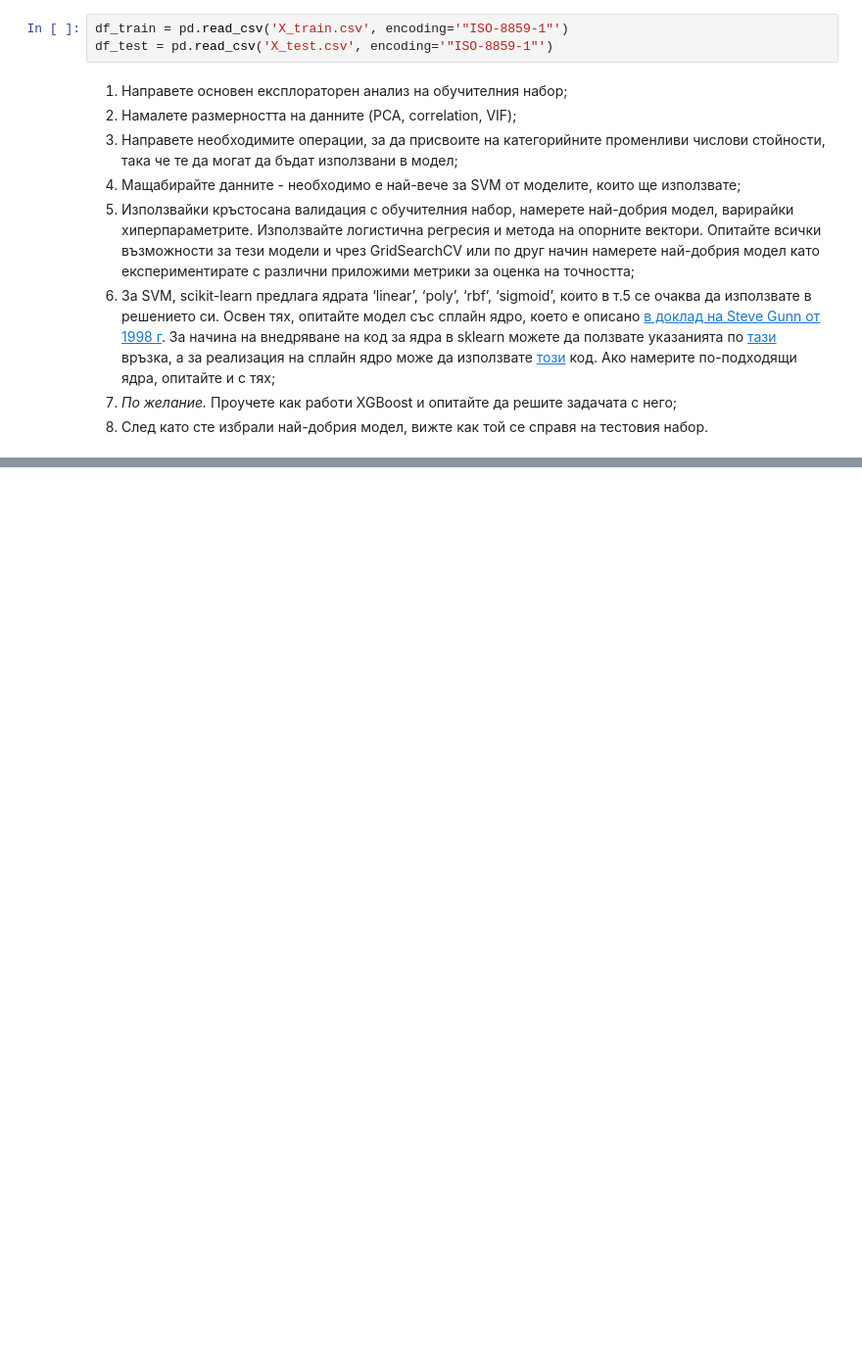
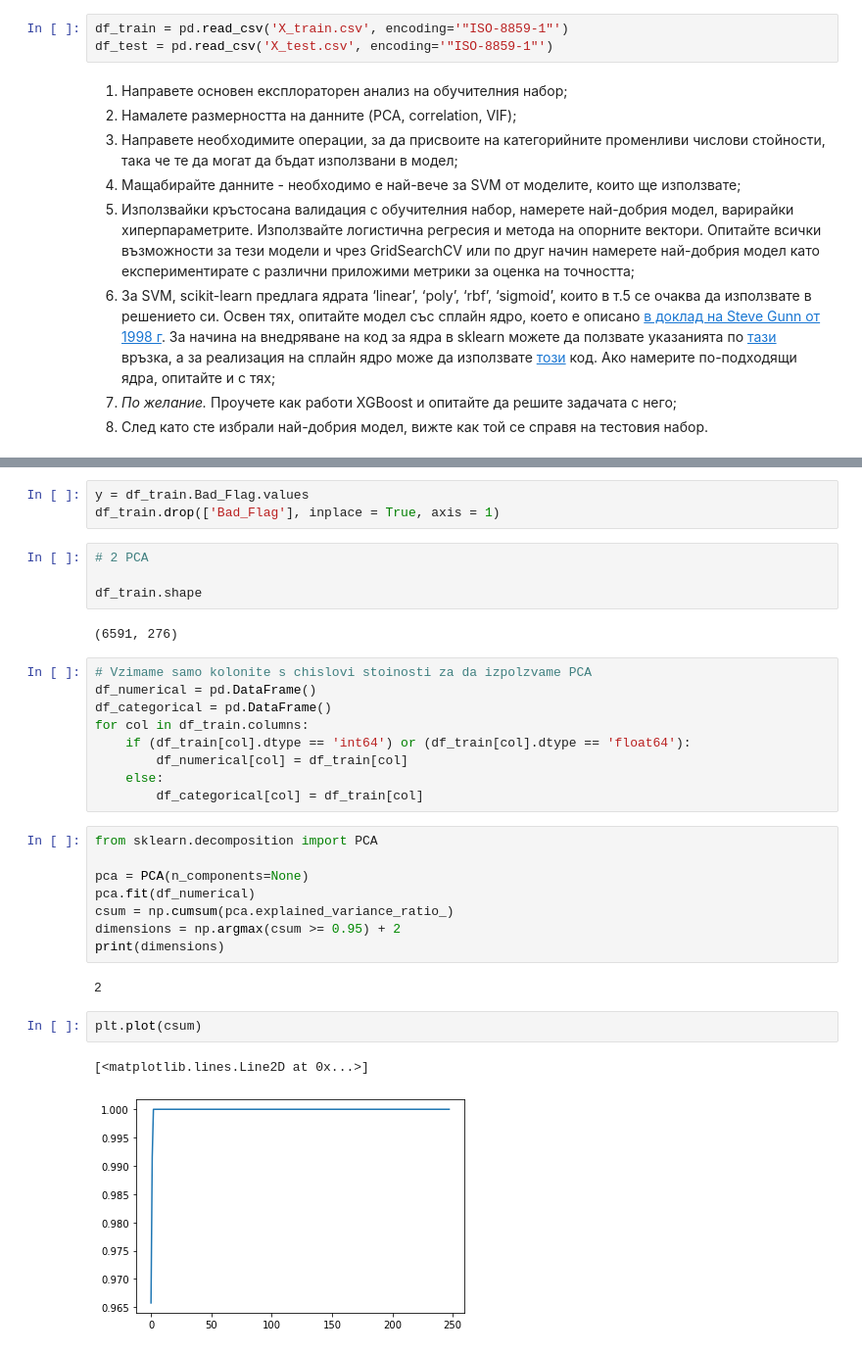
Before and after one commit to AtaKolev/ML_Proekt, a Jupyter notebook: MFG_zadacha.ipynb, the cells around one changed output, grey strips where cells are left out. Shown at 98% size. Cells and saved outputs as stored; diff of their text form; blank space fills up the shorter version.

```diff
--- a/MFG_zadacha.ipynb
+++ b/MFG_zadacha.ipynb
@@ -24,0 +47,33 @@ df_test = pd.read_csv('X_test.csv', encoding='"ISO-8859-1"')
+# %%
+y = df_train.Bad_Flag.values
+df_train.drop(['Bad_Flag'], inplace = True, axis = 1)
+# %%
+# 2 PCA
+
+df_train.shape
+# %% [output]
+(6591, 276)
+# %%
+# Vzimame samo kolonite s chislovi stoinosti za da izpolzvame PCA
+df_numerical = pd.DataFrame()
+df_categorical = pd.DataFrame()
+for col in df_train.columns:
+    if (df_train[col].dtype == 'int64') or (df_train[col].dtype == 'float64'):
+        df_numerical[col] = df_train[col]
+    else:
+        df_categorical[col] = df_train[col]
+# %%
+from sklearn.decomposition import PCA
+
+pca = PCA(n_components=None)
+pca.fit(df_numerical)
+csum = np.cumsum(pca.explained_variance_ratio_)
+dimensions = np.argmax(csum >= 0.95) + 2
+print(dimensions)
+# %% [output]
+2
+# %%
+plt.plot(csum)
+# %% [output]
+[<matplotlib.lines.Line2D at 0x...>]
+[figure, added]
```
Also changed, not shown: parts of 21 cells of this notebook.
